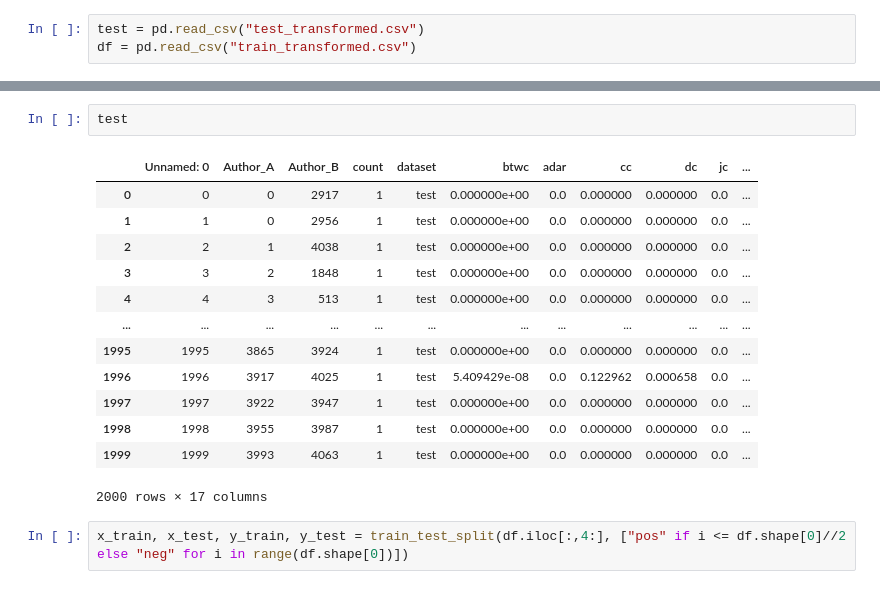
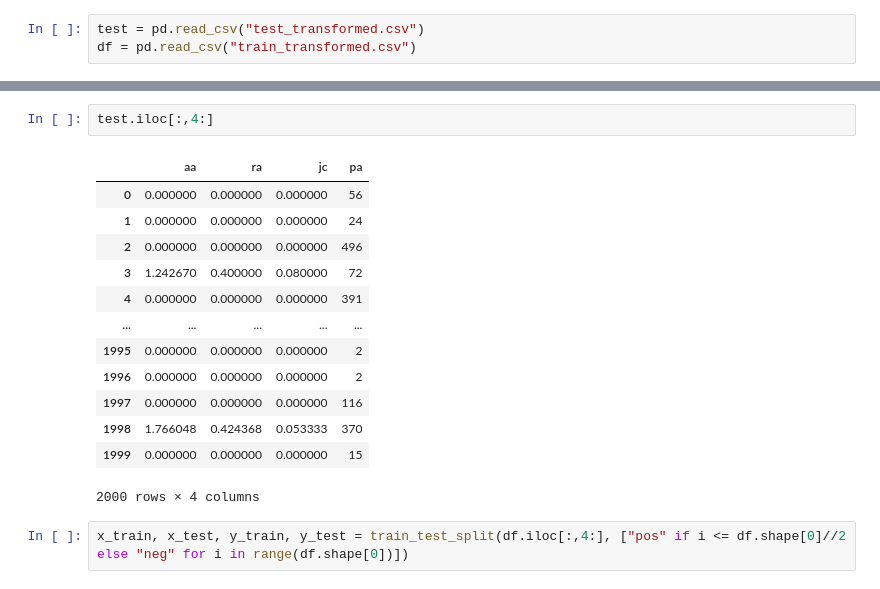
Before and after one commit to anankeman/paper_collaboration_prediction, a Jupyter notebook: Model.ipynb, the cells around one changed output, grey strips where cells are left out. Saved outputs shown, nothing was run; the diff lists cells and outputs as text.

Commit message:
datasets with features calculated

```diff
--- a/Model.ipynb
+++ b/Model.ipynb
@@ -10,19 +26,19 @@ df = pd.read_csv("train_transformed.csv")
 # %%
-test
+test.iloc[:,4:]
 # %% [output]
-|  | Unnamed: 0 | Author_A | Author_B | count | dataset | btwc | adar | cc | dc | jc | ... |
-| 0 | 0 | 0 | 2917 | 1 | test | 0.000000e+00 | 0.0 | 0.000000 | 0.000000 | 0.0 | ... |
-| 1 | 1 | 0 | 2956 | 1 | test | 0.000000e+00 | 0.0 | 0.000000 | 0.000000 | 0.0 | ... |
-| 2 | 2 | 1 | 4038 | 1 | test | 0.000000e+00 | 0.0 | 0.000000 | 0.000000 | 0.0 | ... |
-| 3 | 3 | 2 | 1848 | 1 | test | 0.000000e+00 | 0.0 | 0.000000 | 0.000000 | 0.0 | ... |
-| 4 | 4 | 3 | 513 | 1 | test | 0.000000e+00 | 0.0 | 0.000000 | 0.000000 | 0.0 | ... |
-| ... | ... | ... | ... | ... | ... | ... | ... | ... | ... | ... | ... |
-| 1995 | 1995 | 3865 | 3924 | 1 | test | 0.000000e+00 | 0.0 | 0.000000 | 0.000000 | 0.0 | ... |
-| 1996 | 1996 | 3917 | 4025 | 1 | test | 5.409429e-08 | 0.0 | 0.122962 | 0.000658 | 0.0 | ... |
-| 1997 | 1997 | 3922 | 3947 | 1 | test | 0.000000e+00 | 0.0 | 0.000000 | 0.000000 | 0.0 | ... |
-| 1998 | 1998 | 3955 | 3987 | 1 | test | 0.000000e+00 | 0.0 | 0.000000 | 0.000000 | 0.0 | ... |
-| 1999 | 1999 | 3993 | 4063 | 1 | test | 0.000000e+00 | 0.0 | 0.000000 | 0.000000 | 0.0 | ... |
+|  | aa | ra | jc | pa |
+| 0 | 0.000000 | 0.000000 | 0.000000 | 56 |
+| 1 | 0.000000 | 0.000000 | 0.000000 | 24 |
+| 2 | 0.000000 | 0.000000 | 0.000000 | 496 |
+| 3 | 1.242670 | 0.400000 | 0.080000 | 72 |
+| 4 | 0.000000 | 0.000000 | 0.000000 | 391 |
+| ... | ... | ... | ... | ... |
+| 1995 | 0.000000 | 0.000000 | 0.000000 | 2 |
+| 1996 | 0.000000 | 0.000000 | 0.000000 | 2 |
+| 1997 | 0.000000 | 0.000000 | 0.000000 | 116 |
+| 1998 | 1.766048 | 0.424368 | 0.053333 | 370 |
+| 1999 | 0.000000 | 0.000000 | 0.000000 | 15 |
-2000 rows × 17 columns
+2000 rows × 4 columns
 # %%
 x_train, x_test, y_train, y_test = train_test_split(df.iloc[:,4:], ["pos" if i <= df.shape[0]//2 else "neg" for i in range(df.shape[0])])
 # %%
```
Also changed, not shown: parts of 9 cells of this notebook, 3 other files.
